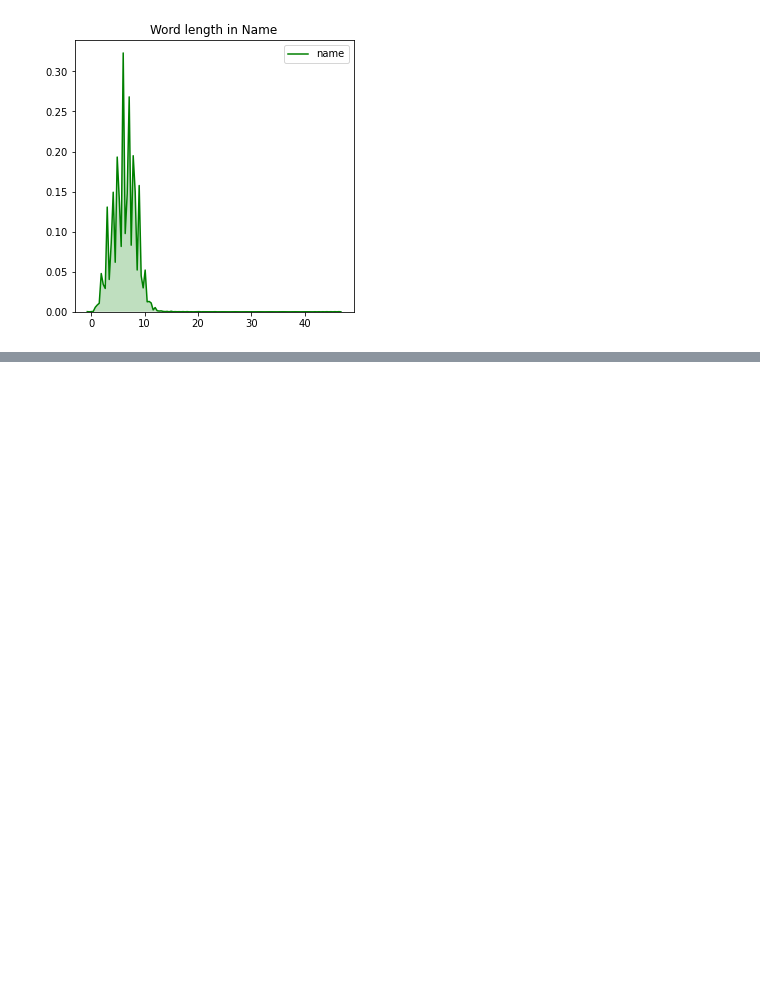
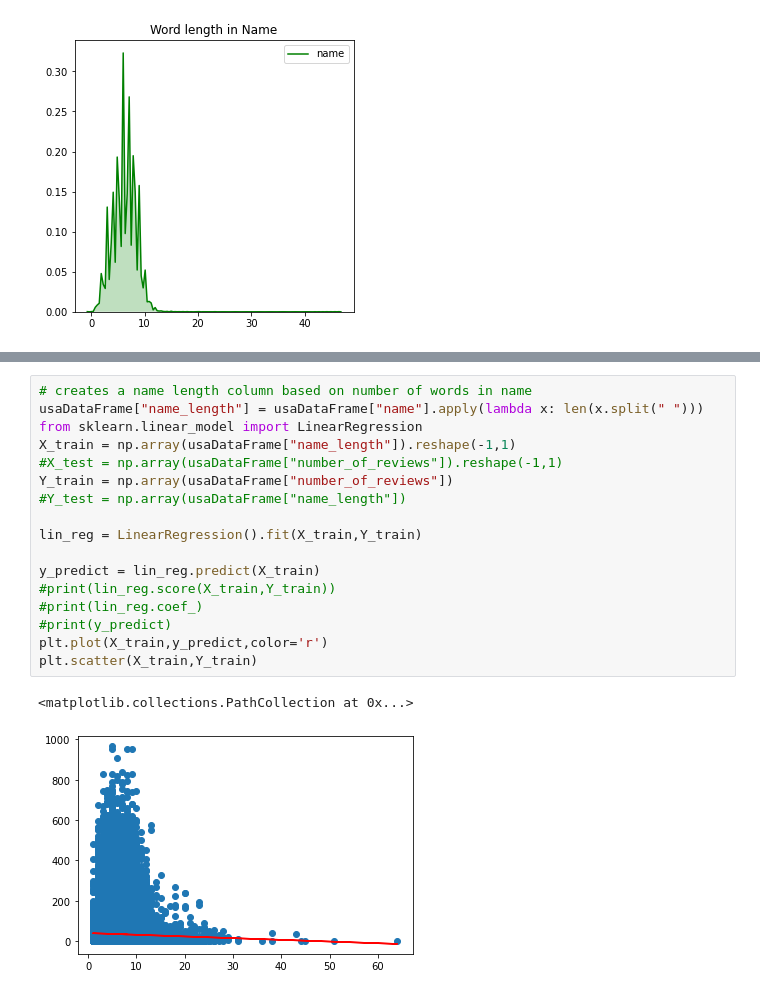
Before and after one commit to aruship1/320finalProject, a Jupyter notebook: firstFile.ipynb, the cells around one changed output, grey strips where cells are left out. Saved outputs shown, nothing was run; the diff lists cells and outputs as text; blank space fills up the shorter version.

Commit message:
fix linear regression

```diff
--- a/firstFile.ipynb
+++ b/firstFile.ipynb
@@ -360,0 +366,20 @@ plt.imshow(wordcloud)
+# %%
+# creates a name length column based on number of words in name
+usaDataFrame["name_length"] = usaDataFrame["name"].apply(lambda x: len(x.split(" ")))
+from sklearn.linear_model import LinearRegression
+X_train = np.array(usaDataFrame["name_length"]).reshape(-1,1)
+#X_test = np.array(usaDataFrame["number_of_reviews"]).reshape(-1,1)
+Y_train = np.array(usaDataFrame["number_of_reviews"])
+#Y_test = np.array(usaDataFrame["name_length"])
+
+lin_reg = LinearRegression().fit(X_train,Y_train)
+
+y_predict = lin_reg.predict(X_train)
+#print(lin_reg.score(X_train,Y_train))
+#print(lin_reg.coef_)
+#print(y_predict)
+plt.plot(X_train,y_predict,color='r')
+plt.scatter(X_train,Y_train)
+# %% [output]
+<matplotlib.collections.PathCollection at 0x...>
+[figure, added]
```
Also changed, not shown: parts of 6 cells of this notebook.
